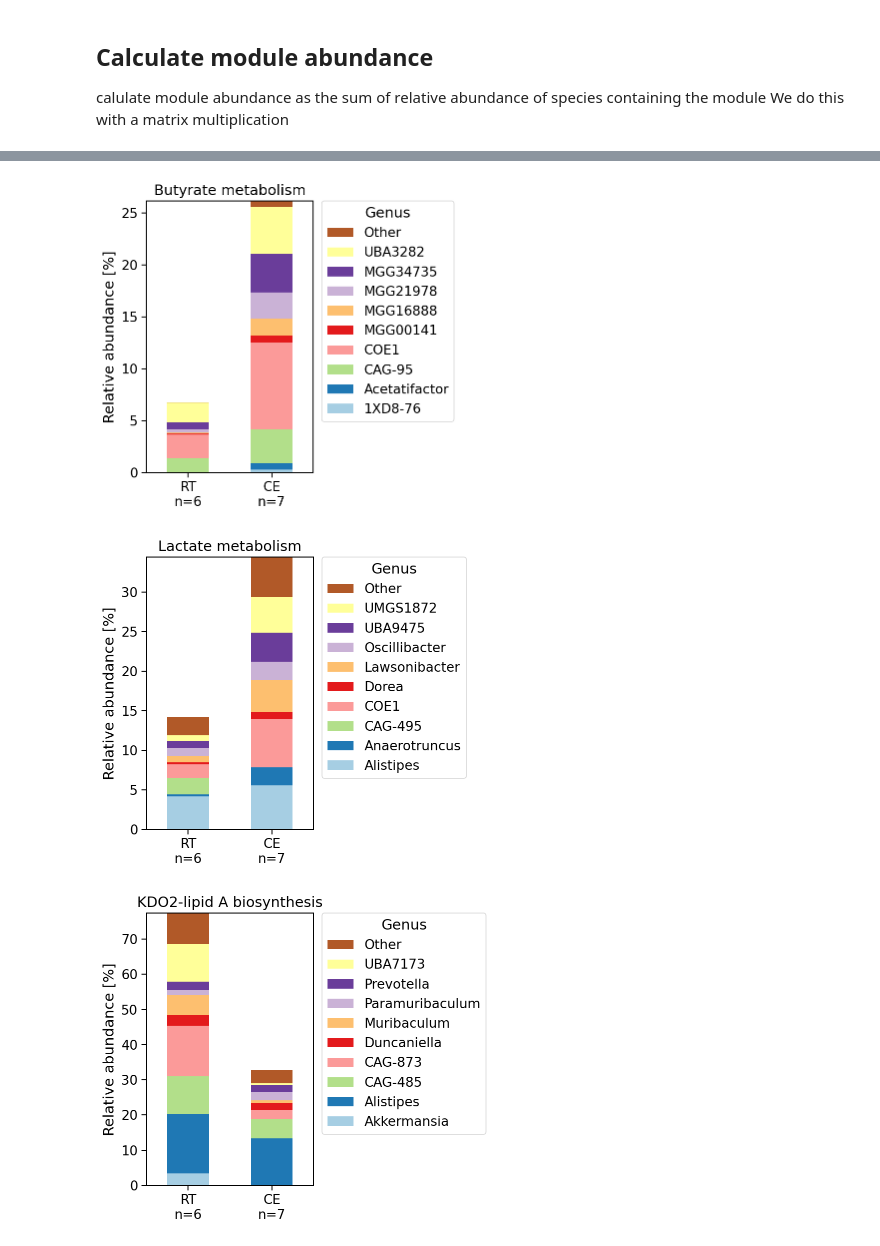
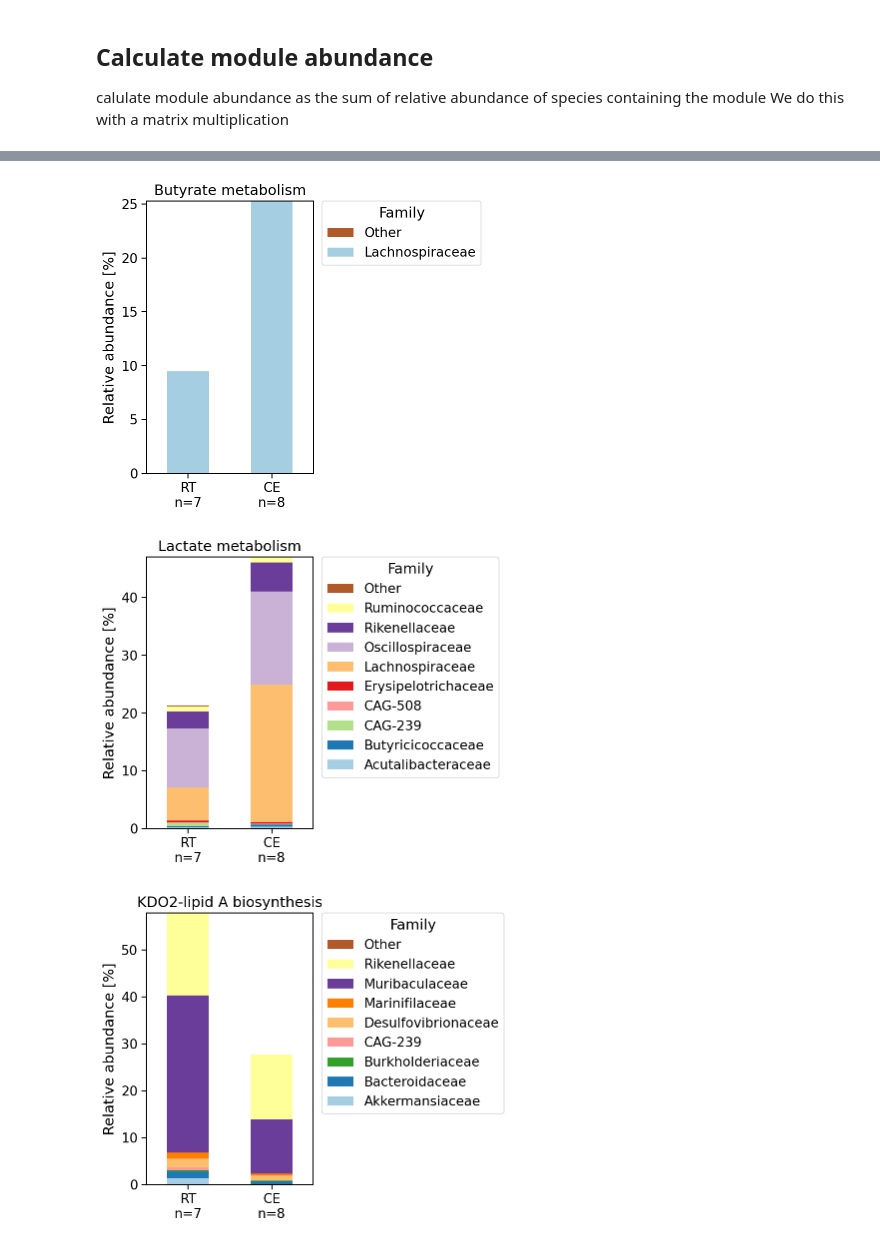
Before and after one commit to trajkovski-lab/CMMG, a Jupyter notebook: notebooks/Analyze-cold-adapted-microbiota.ipynb, the cells around one changed output, grey strips where cells are left out. Cells and saved outputs as stored; diff of their text form; code cells hidden in the pictures.

Commit message:
use cecum data

```diff
--- a/notebooks/Analyze-cold-adapted-microbiota.ipynb
+++ b/notebooks/Analyze-cold-adapted-microbiota.ipynb
@@ -25,7 +25,7 @@ metadata= pd.read_table('../data/metadata_cold_exposure.tsv',index_col=0)
 
 display(metadata.groupby(['Source','Group']).size())
 
-metadata= metadata.query('Source=="Feces"')
+metadata= metadata.query('Source=="Cecum"')
 # %% [output]
 Source  Group
 Cecum   CE       8
@@ -214,7 +214,7 @@ stats['Name']= module_names
 
 stats['log2FC']= - stats[['Mean CE', 'Mean RT']].apply( lambda x: np.log2(x+1e-5) ).diff(axis=1).iloc[:,1]
 # %%
-hit_table= stats.query("pBH<0.01 & abs( log2FC ) >1").sort_values('log2FC')
+hit_table= stats.query("pBH<0.05 & abs( log2FC ) >1").sort_values('log2FC')
 hit_table
 # %% [output]
 | Group | Mean CE | Mean RT | Pvalue | pBH | Name | log2FC |
@@ -243,20 +243,20 @@ ax.set_xlabel('log2FC');
 # %%
 
 
-level='genus'
-for module_of_interest in ['Butyrate','Lactate', 'M00866', ]:
+level='family'
+for module_of_interest in ['Butyrate','Lactate', 'M00866','M00175' ]:
 
 
     genomes_for_module= module_presence[module_of_interest]==1
     average_abundance= relab.loc[:,genomes_for_module].groupby(Tax[level],axis=1).sum()
 
     ax=hs.bubble.MeanGroup_Barplot(average_abundance,metadata.Group,filtervalue=10,order=['RT','CE'],figsize=(3, 5))
 
     ax.set_title(module_names.loc[module_of_interest].split(',')[0],loc='center')
     ax.set_ylabel('Relative abundance [%]')
     ax.legend_.set_title(level[0].upper()+level[1:])
     plt.show()
 # %% [output]
-[figure, old version]
+[figure, new version]
-[figure, old version]
+[figure, new version]
-[figure, old version]
+[figure, new version]
```
Also changed, not shown: parts of 5 cells of this notebook.
